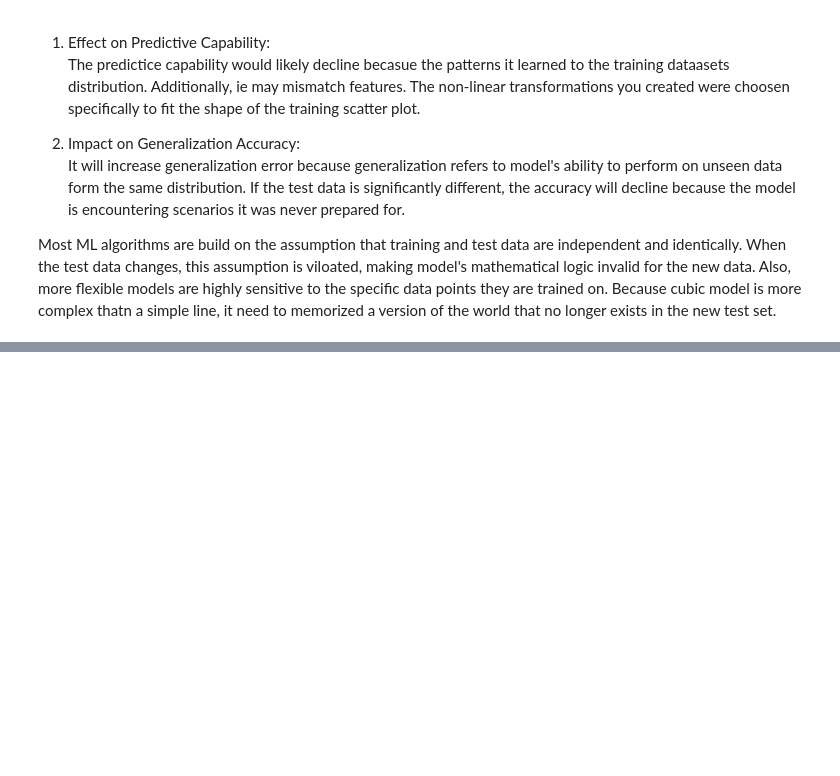
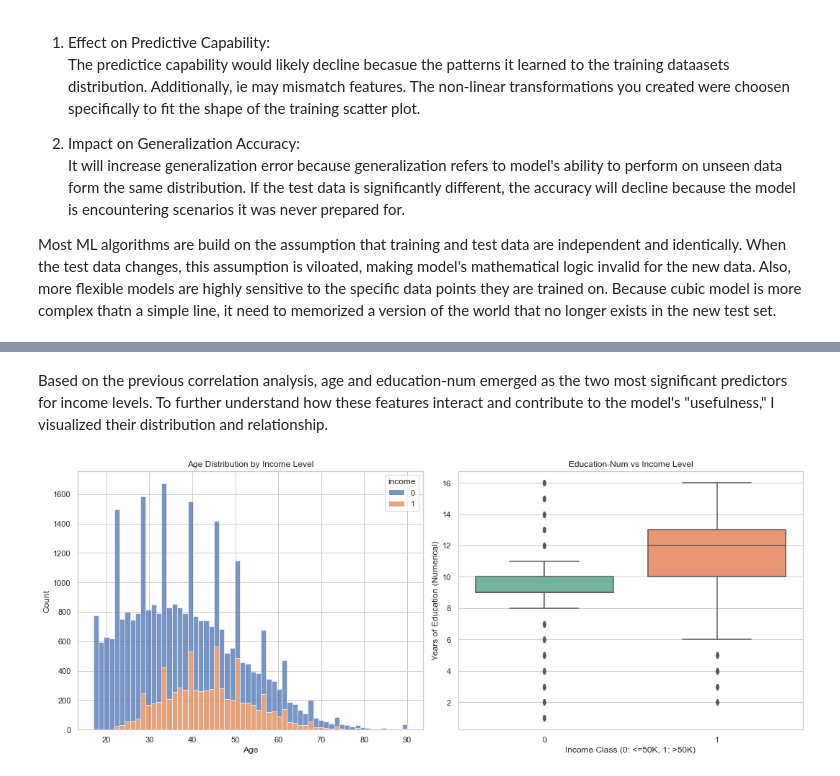
Before and after one commit to edwall201/Machine-Learning-26-Spring, a Jupyter notebook: assign2/assign2.ipynb, the cells around one changed output, grey strips where cells are left out. Drawn from its saved outputs; the diff is of its cells as text; code cells hidden in the pictures; blank space fills up the shorter version.

```diff
--- a/assign2/assign2.ipynb
+++ b/assign2/assign2.ipynb
@@ -541,0 +618,27 @@ Most ML algorithms are build on the assumption that training and test data are i
+# %% [markdown]
+Based on the previous correlation analysis, age and education-num emerged as the two most significant predictors for income levels. To further understand how these features interact and contribute to the model's "usefulness," I visualized their distribution and relationship.
+# %%
+import matplotlib.pyplot as plt
+import seaborn as sns
+
+sns.set(style="whitegrid")
+
+# Create a figure with two subplots for side-by-side comparison
+fig, (ax1, ax2) = plt.subplots(1, 2, figsize=(15, 6))
+
+# Plot 1: Age vs Income
+sns.histplot(data=train_df, x='age', hue='income', multiple="stack", ax=ax1)
+ax1.set_title('Age Distribution by Income Level')
+ax1.set_xlabel('Age')
+ax1.set_ylabel('Count')
+
+# Plot 2: Education-Num vs Income
+sns.boxplot(data=train_df, x='income', y='education-num', ax=ax2, palette='Set2')
+ax2.set_title('Education-Num vs Income Level')
+ax2.set_xlabel('Income Class (0: <=50K, 1: >50K)')
+ax2.set_ylabel('Years of Education (Numerical)')
+
+plt.tight_layout()
+plt.show()
+# %% [output]
+[figure, added]
```
Also changed, not shown: parts of 17 cells of this notebook, 3 other files.
